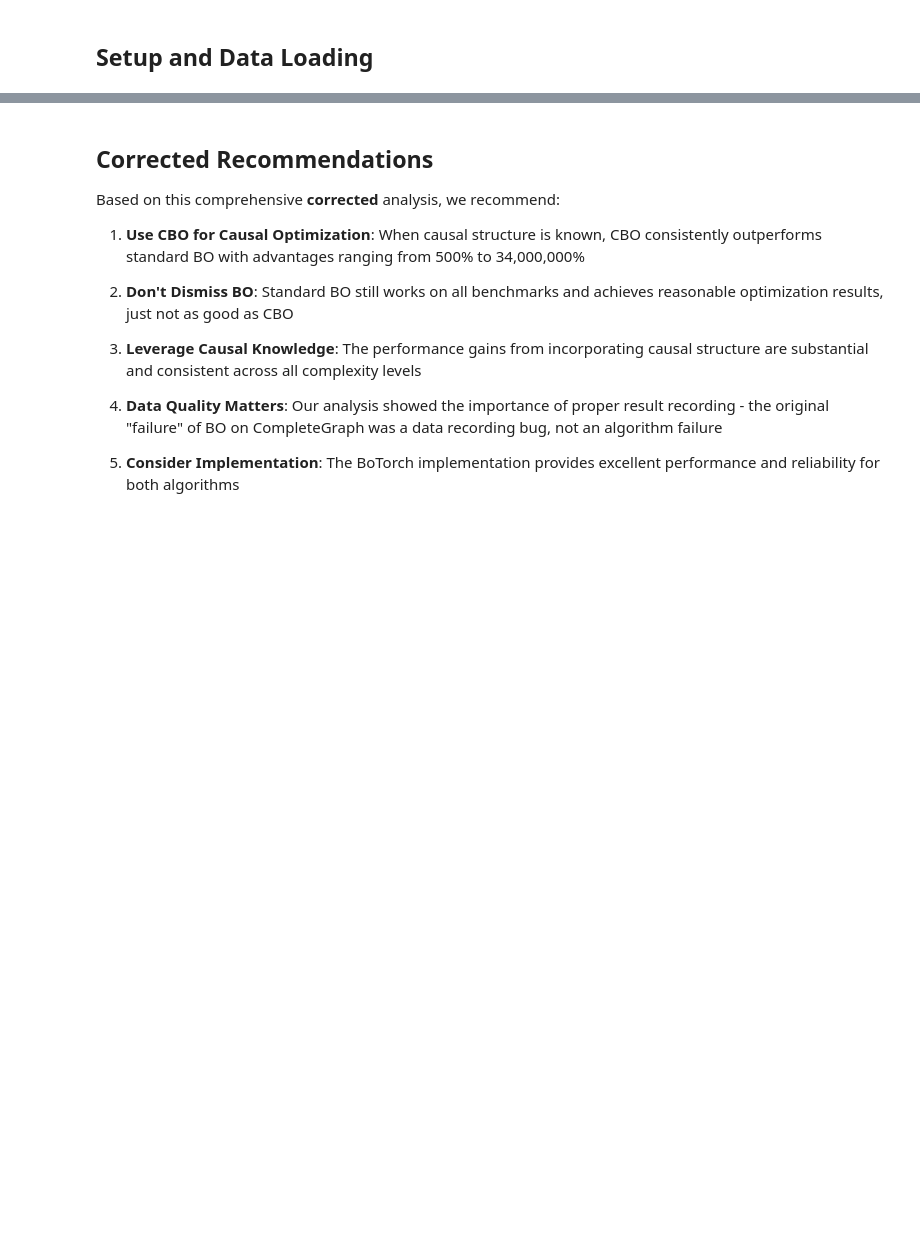
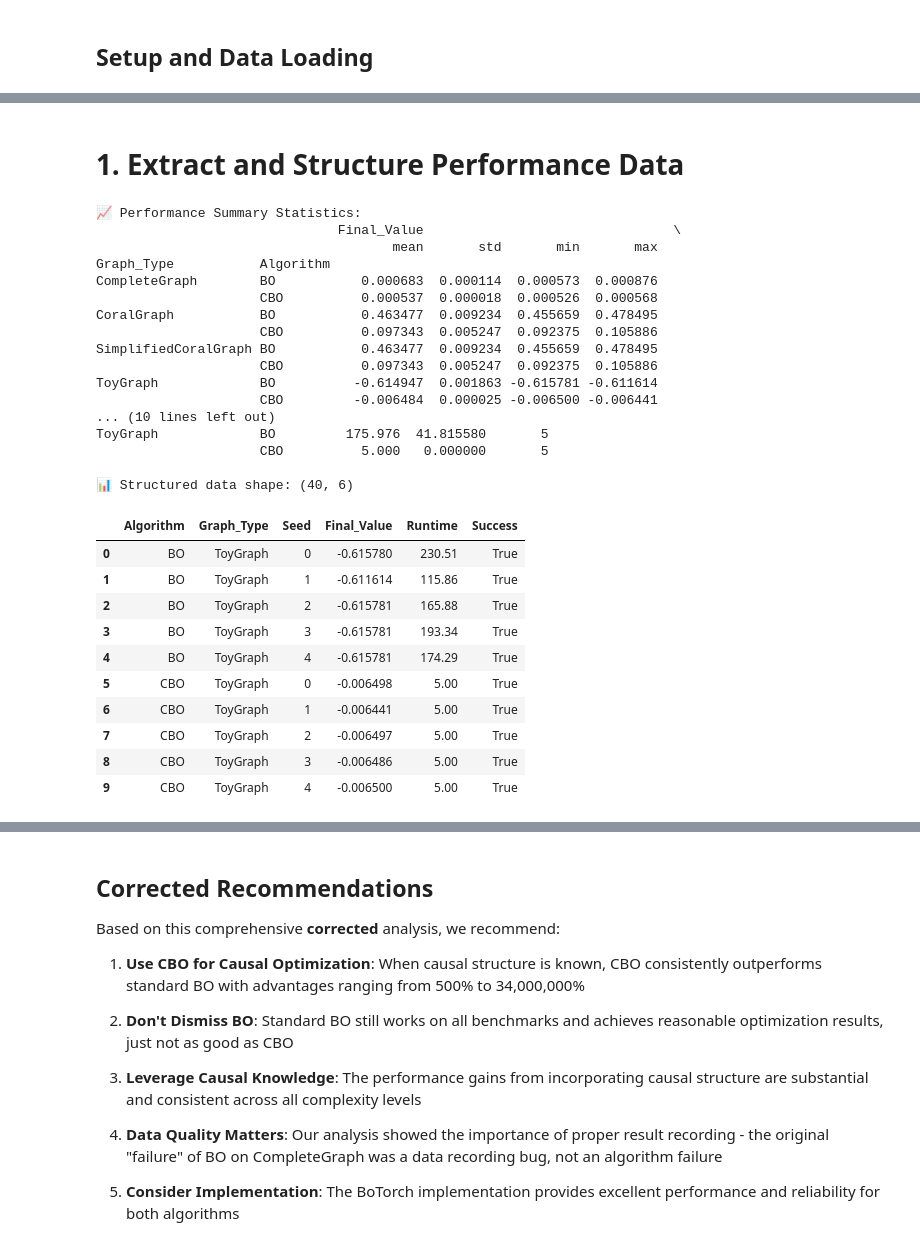
Before and after one commit to Luke-Wei/CBO_Botorch, a Jupyter notebook: CBO_vs_BO_Analysis.ipynb, the cells around one changed output, grey strips where cells are left out. Drawn from its saved outputs; the diff is of its cells as text; code cells hidden in the pictures; blank space fills up the shorter version.

```diff
--- a/CBO_vs_BO_Analysis.ipynb
+++ b/CBO_vs_BO_Analysis.ipynb
@@ -108 +61,73 @@ display(df_performance.round(6))
+# %% [markdown]
+# 1. Extract and Structure Performance Data
+# %%
+if results is not None:
+    # Extract performance data from results
+    performance_data = []
+
+    for graph_type in results['experiment_config']['graph_types']:
+        for algorithm in results['experiment_config']['algorithms']:
+            for seed in results['experiment_config']['seeds']:
+                seed_str = str(seed)
+
+                if (algorithm in results['raw_results'] and
+                    graph_type in results['raw_results'][algorithm] and
+                    seed_str in results['raw_results'][algorithm][graph_type]):
+
+                    result = results['raw_results'][algorithm][graph_type][seed_str]
+                    performance_data.append({
+                        'Algorithm': algorithm,
+                        'Graph_Type': graph_type,
+                        'Seed': seed,
+                        'Final_Value': result.get('final_value'),
+                        'Runtime': result.get('runtime'),
+                        'Success': result.get('success', False)
+                    })
+
+    df_performance = pd.DataFrame(performance_data)
+
+    # Calculate summary statistics
+    summary_stats = df_performance.groupby(['Graph_Type', 'Algorithm']).agg({
+        'Final_Value': ['mean', 'std', 'min', 'max'],
+        'Runtime': ['mean', 'std'],
+        'Success': 'sum'
+    }).round(6)
+
+    print("📈 Performance Summary Statistics:")
+    print(summary_stats)
+
+    # Show the structured data
+    print(f"\n📊 Structured data shape: {df_performance.shape}")
+    display(df_performance.head(10))
+else:
+    print("❌ No results to analyze!")
+# %% [output]
+📈 Performance Summary Statistics:
+                               Final_Value                                \
+                                      mean       std       min       max
+Graph_Type           Algorithm
+CompleteGraph        BO           0.000683  0.000114  0.000573  0.000876
+                     CBO          0.000537  0.000018  0.000526  0.000568
+CoralGraph           BO           0.463477  0.009234  0.455659  0.478495
+                     CBO          0.097343  0.005247  0.092375  0.105886
+SimplifiedCoralGraph BO           0.463477  0.009234  0.455659  0.478495
+                     CBO          0.097343  0.005247  0.092375  0.105886
+ToyGraph             BO          -0.614947  0.001863 -0.615781 -0.611614
+                     CBO         -0.006484  0.000025 -0.006500 -0.006441
+... (10 lines left out)
+ToyGraph             BO         175.976  41.815580       5
+                     CBO          5.000   0.000000       5
+
+📊 Structured data shape: (40, 6)
+|  | Algorithm | Graph_Type | Seed | Final_Value | Runtime | Success |
+| 0 | BO | ToyGraph | 0 | -0.615780 | 230.51 | True |
+| 1 | BO | ToyGraph | 1 | -0.611614 | 115.86 | True |
+| 2 | BO | ToyGraph | 2 | -0.615781 | 165.88 | True |
+| 3 | BO | ToyGraph | 3 | -0.615781 | 193.34 | True |
+| 4 | BO | ToyGraph | 4 | -0.615781 | 174.29 | True |
+| 5 | CBO | ToyGraph | 0 | -0.006498 | 5.00 | True |
+| 6 | CBO | ToyGraph | 1 | -0.006441 | 5.00 | True |
+| 7 | CBO | ToyGraph | 2 | -0.006497 | 5.00 | True |
+| 8 | CBO | ToyGraph | 3 | -0.006486 | 5.00 | True |
+| 9 | CBO | ToyGraph | 4 | -0.006500 | 5.00 | True |
 # %%
```
Also changed, not shown: parts of 21 cells of this notebook, 9 other files.
